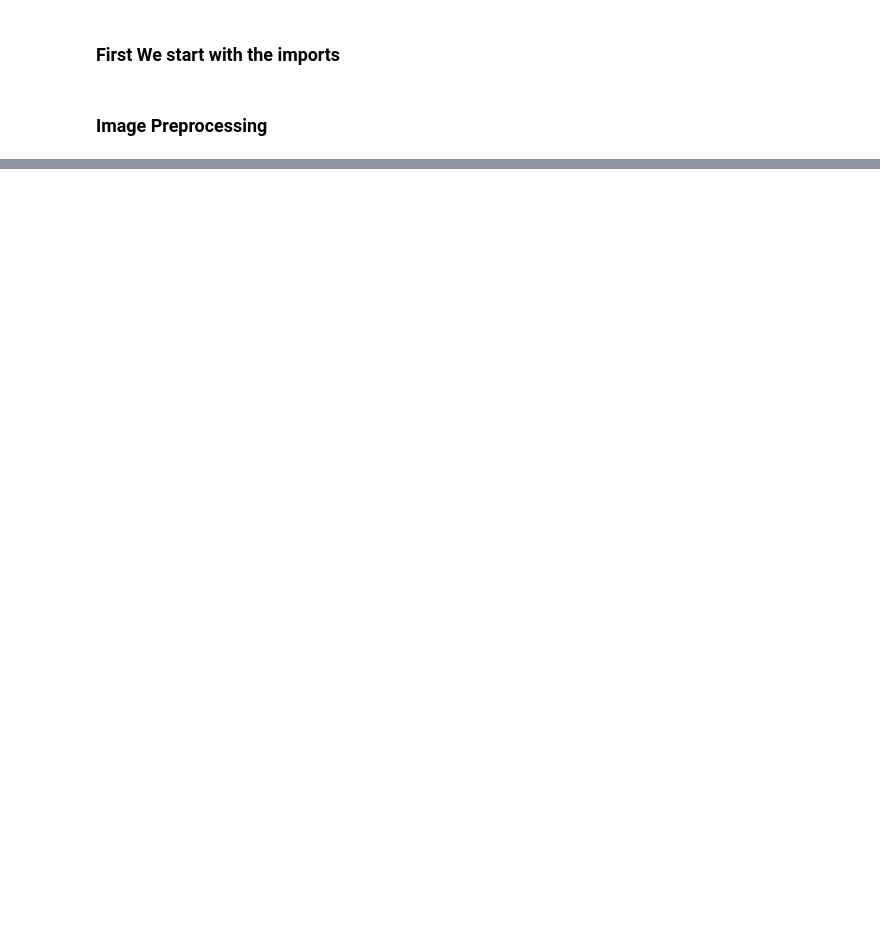
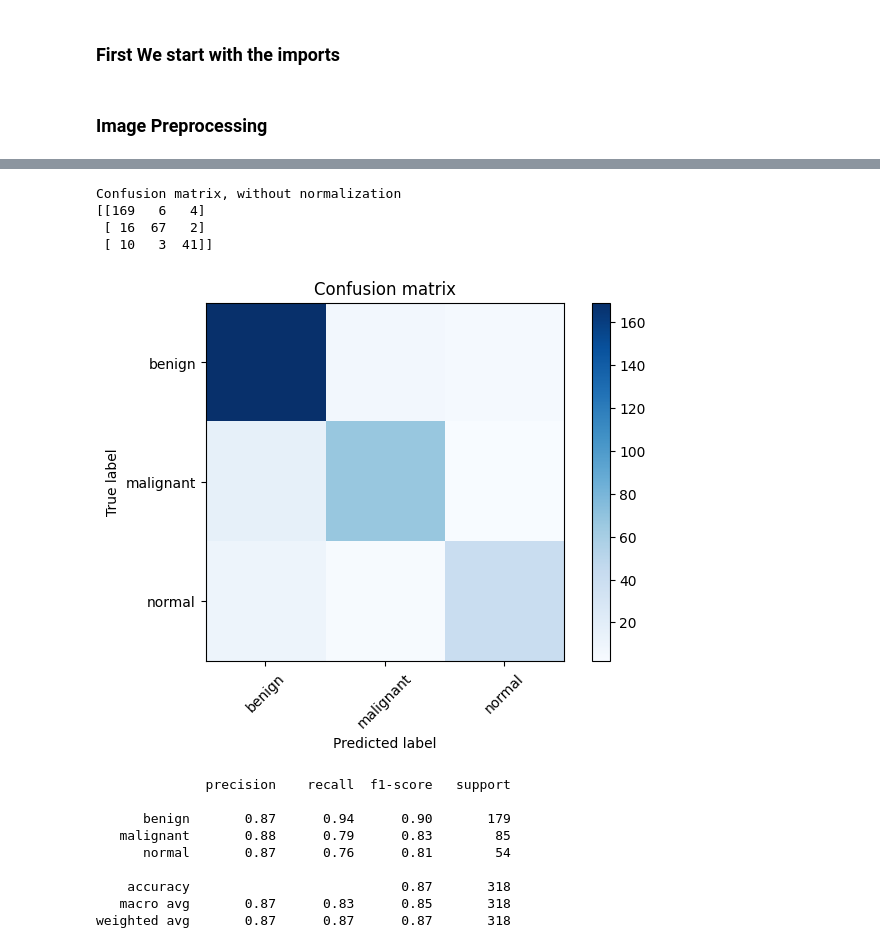
Before and after one commit to moghaith/CV-Breast-Cancer, a Jupyter notebook: resnet_intial.ipynb, the cells around one changed output, grey strips where cells are left out. Drawn from its saved outputs; the diff is of its cells as text; code cells hidden in the pictures; blank space fills up the shorter version.

```diff
--- a/resnet_intial.ipynb
+++ b/resnet_intial.ipynb
@@ -60,7 +60,7 @@ def split_dataset(dataset_path, output_dir='BUSI_split', val_size=0.2):
             for img in img_list:
                 shutil.copy(img, phase_path / img.name)
 
-split_dataset('Dataset_BUSI_with_GT')
+# split_dataset('Dataset_BUSI_with_GT')
 
 data_dir = 'BUSI_split'
 
@@ -119,6 +119,3 @@ def train_model(model, criterion, optimizer, num_epochs=5):
     print(f"\nBest val Acc: {best_acc:.4f}")
     model.load_state_dict(best_model_wts)
     return model
-
-model = train_model(model, criterion, optimizer, num_epochs=7)
-torch.save(model.state_dict(), 'resnet18_busi.pth')
@@ -128,0 +122,4 @@ train Loss: 0.7460 Acc: 0.6889
+# %%
+
+model = train_model(model, criterion, optimizer, num_epochs=20)
+torch.save(model.state_dict(), 'resnet18_busi.pth')
@@ -150,0 +162,36 @@ def evaluate_model(model, dataloaders, dataset_sizes):
+# %%
+#evaluate the model
+model.eval()
+all_preds = []
+all_labels = []
+with torch.no_grad():
+    for inputs, labels in dataloaders['val']:
+        inputs = inputs.to(device)
+        labels = labels.to(device)
+        outputs = model(inputs)
+        _, preds = torch.max(outputs, 1)
+        all_preds.extend(preds.cpu().numpy())
+        all_labels.extend(labels.cpu().numpy())
+cm = confusion_matrix(all_labels, all_preds)
+# Plotconfusion matrix
+plt.figure()
+plot_confusion_matrix(cm, classes=class_names, title='Confusion matrix')
+plt.savefig('confusion_matrix.png')
+plt.show()
+#classification report
+print(classification_report(all_labels, all_preds, target_names=class_names))
+# %% [output]
+Confusion matrix, without normalization
+[[169   6   4]
+ [ 16  67   2]
+ [ 10   3  41]]
+[figure, added]
+              precision    recall  f1-score   support
+
+      benign       0.87      0.94      0.90       179
+   malignant       0.88      0.79      0.83        85
+      normal       0.87      0.76      0.81        54
+
+    accuracy                           0.87       318
+   macro avg       0.87      0.83      0.85       318
+weighted avg       0.87      0.87      0.87       318
```
Also changed, not shown: parts of 6 cells of this notebook, 4 other files.
